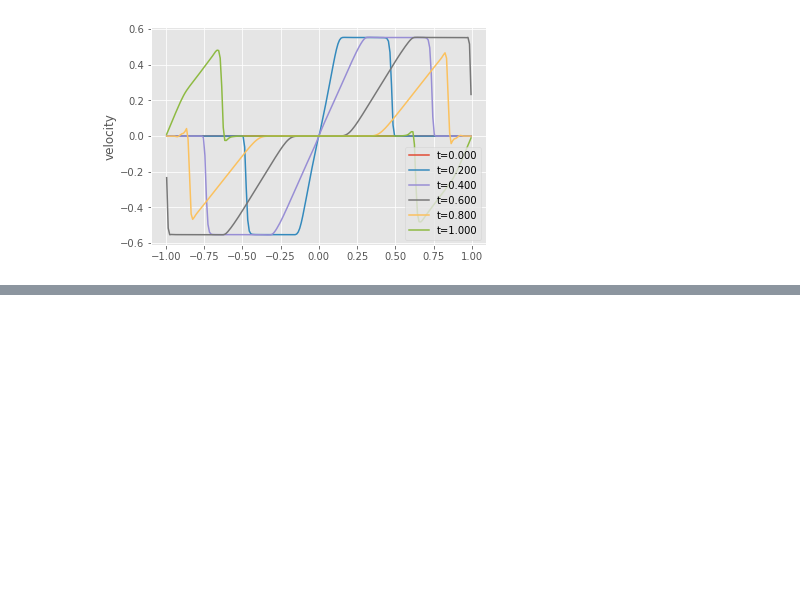
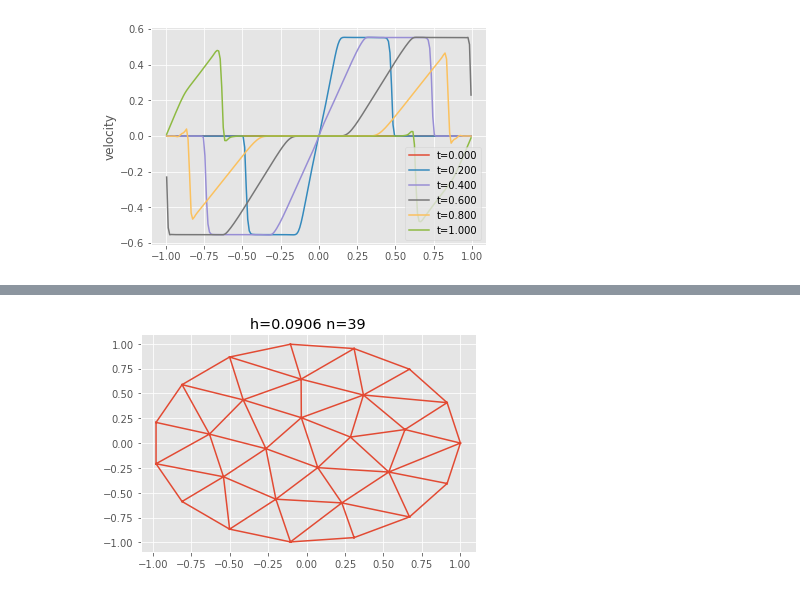
Before and after one commit to cu-numpde/numpde-fall2017, a Jupyter notebook: FVHyperbolic.ipynb, the cells around one changed output, grey strips where cells are left out. Saved outputs shown, nothing was run; the diff lists cells and outputs as text; code cells hidden in the pictures; blank space fills up the shorter version.

```diff
--- a/FVHyperbolic.ipynb
+++ b/FVHyperbolic.ipynb
@@ -624,0 +708,51 @@ Compare the evolution of total energy using a first order method and a method us
+# %%
+edgecenters = .5*(points[edge2vertex[:,0]] + points[edge2vertex[:,1]])
+edgenormals = (points[edge2vertex[:,0]] - points[edge2vertex[:,1]])[:,[1,0]]
+edgeweights = numpy.linalg.norm(edgenormals, axis=1)
+edgenormals /= edgeweights[:,None]
+
+# Orient the normals
+dots = numpy.sum((centroids[edge2cell[:,1]] - centroids[edge2cell[:,0]]) * edgenormals, axis=1)
+edgenormals[dots < 0] *= -1
+# %%
+class Mesh:
+    def __init__(self, points, tri):
+        self.points = points
+        self.tri = tri
+        volumes = numpy.abs(numpy.cross(points[tri[:,1]] - points[tri[:,0]],
+                                points[tri[:,2]] - points[tri[:,1]])) / 2
+        centroids = (points[tri[:,0]] + points[tri[:,1]] + points[tri[:,2]]) / 3
+        edges = tri[:,[0,1,1,2,2,0]].reshape((-1,2))
+        edges.sort(axis=1)
+        ind = numpy.lexsort((edges[:,1], edges[:,0]))
+        edge2vertex, starts, perm, counts = numpy.unique(edges[ind], axis=0,
+                        return_index=True, return_inverse=True, return_counts=True)
+        cell2edge = numpy.empty(len(edges), dtype=int)
+        cell2edge[ind] = perm
+        cell2edge = cell2edge.reshape((-1, 3))
+        edge2cell = ind[starts[:,None]] * [1,1] // 3
+        edge2cell[counts > 1,1] = ind[starts[counts > 1]+1] // 3
+        edgecenters = .5*(points[edge2vertex[:,0]] + points[edge2vertex[:,1]])
+        edgenormals = (points[edge2vertex[:,0]] - points[edge2vertex[:,1]]) @ [[0,1],[-1,0]]
+        edgeweights = numpy.linalg.norm(edgenormals, axis=1)
+        edgenormals /= edgeweights[:,None]
+        dots = numpy.sum((centroids[edge2cell[:,1]] - centroids[edge2cell[:,0]]) * edgenormals, axis=1)
+        edgenormals[dots < 0] *= -1
+        self.centroids = centroids
+        self.cell2edge = cell2edge
+        self.edge2cell = edge2cell
+        self.edgecenters = edgecenters
+        self.edgenormals = edgenormals
+        self.cell2edge_weight = numpy.where(edge2cell[cell2edge,0] == numpy.arange(len(volumes))[:,None],
+                                            +1, -1) * edgeweights[cell2edge] / volumes[:,None]
+        self.h = numpy.min(numpy.linalg.norm(numpy.kron([1,1], self.edgecenters).reshape((-1,2))
+                                   - self.centroids[self.edge2cell.flatten()], axis=1))
+
+geom = pygmsh.built_in.Geometry()
+geom.add_circle((0,0,0), 1, .5)
+points, elements, _, _, _ = pygmsh.generate_mesh(geom, verbose=False)
+mesh = Mesh(points[:,:2], elements['triangle'])
+pyplot.triplot(mesh.points[:,0], mesh.points[:,1], triangles=mesh.tri)
+pyplot.title('h={:.4f} n={:d}'.format(mesh.h, len(mesh.centroids)));
+# %% [output]
+[figure, added]
```
Also changed, not shown: parts of 9 cells of this notebook.
